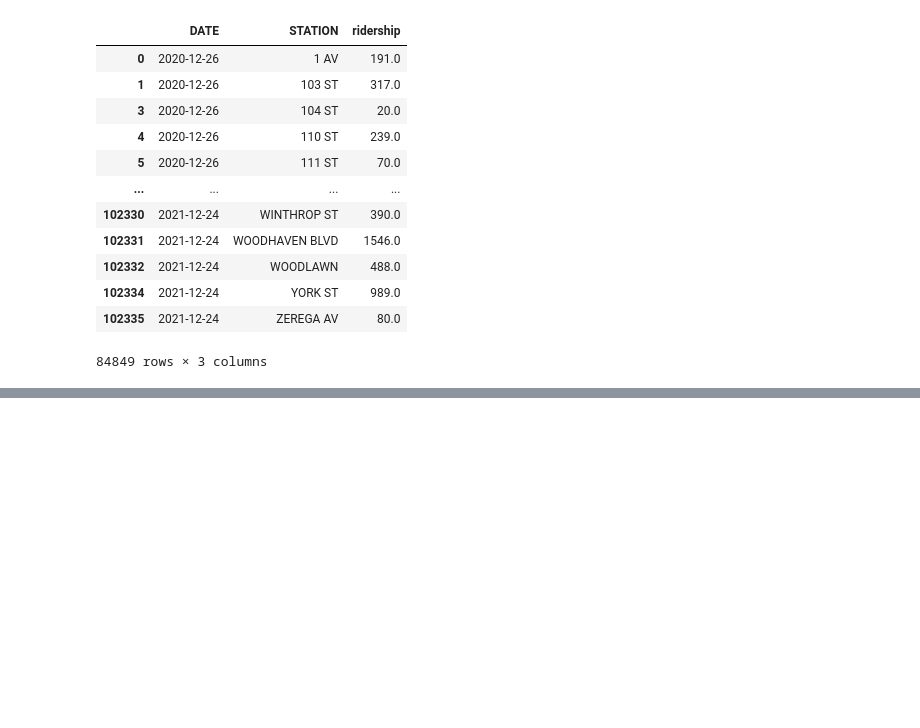
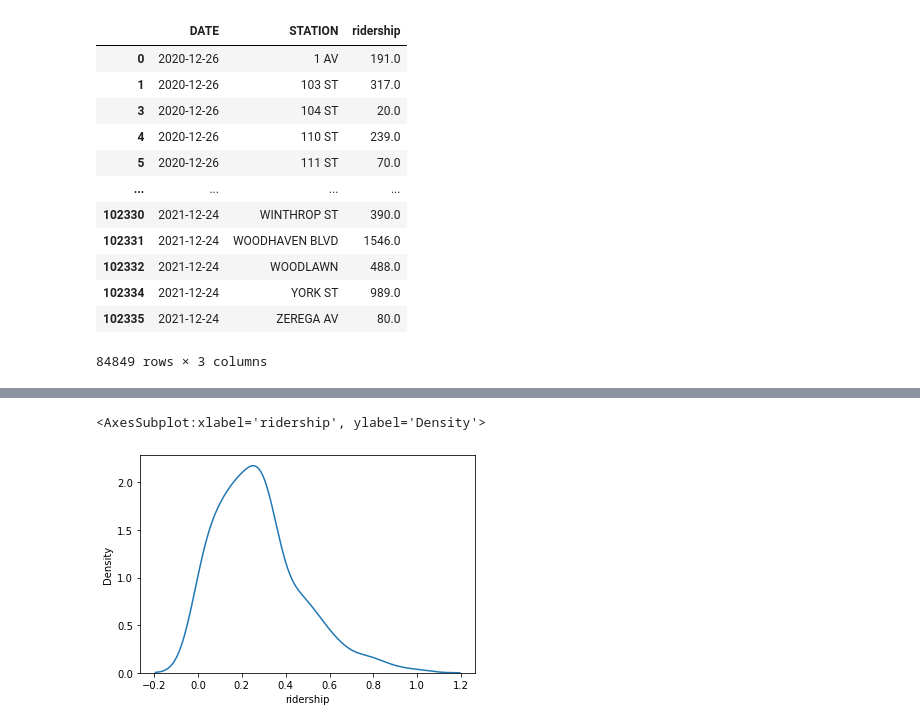
Before and after one commit to Eldervald/traffic-extrapolation, a Jupyter notebook: mta/data_preparation.ipynb, the cells around one changed output, grey strips where cells are left out. Cells and saved outputs as stored; diff of their text form; code cells hidden in the pictures; blank space fills up the shorter version.

```diff
--- a/mta/data_preparation.ipynb
+++ b/mta/data_preparation.ipynb
@@ -216,2 +228,7 @@ mta
+# %%
+sns.kdeplot(data=mean_mta, x="ridership")
+# %% [output]
+<AxesSubplot:xlabel='ridership', ylabel='Density'>
+[figure, added]
 # %%
 for day in mta['DATE'].unique()[:30]:
```
Also changed, not shown: parts of 7 cells of this notebook, 1 other file.
